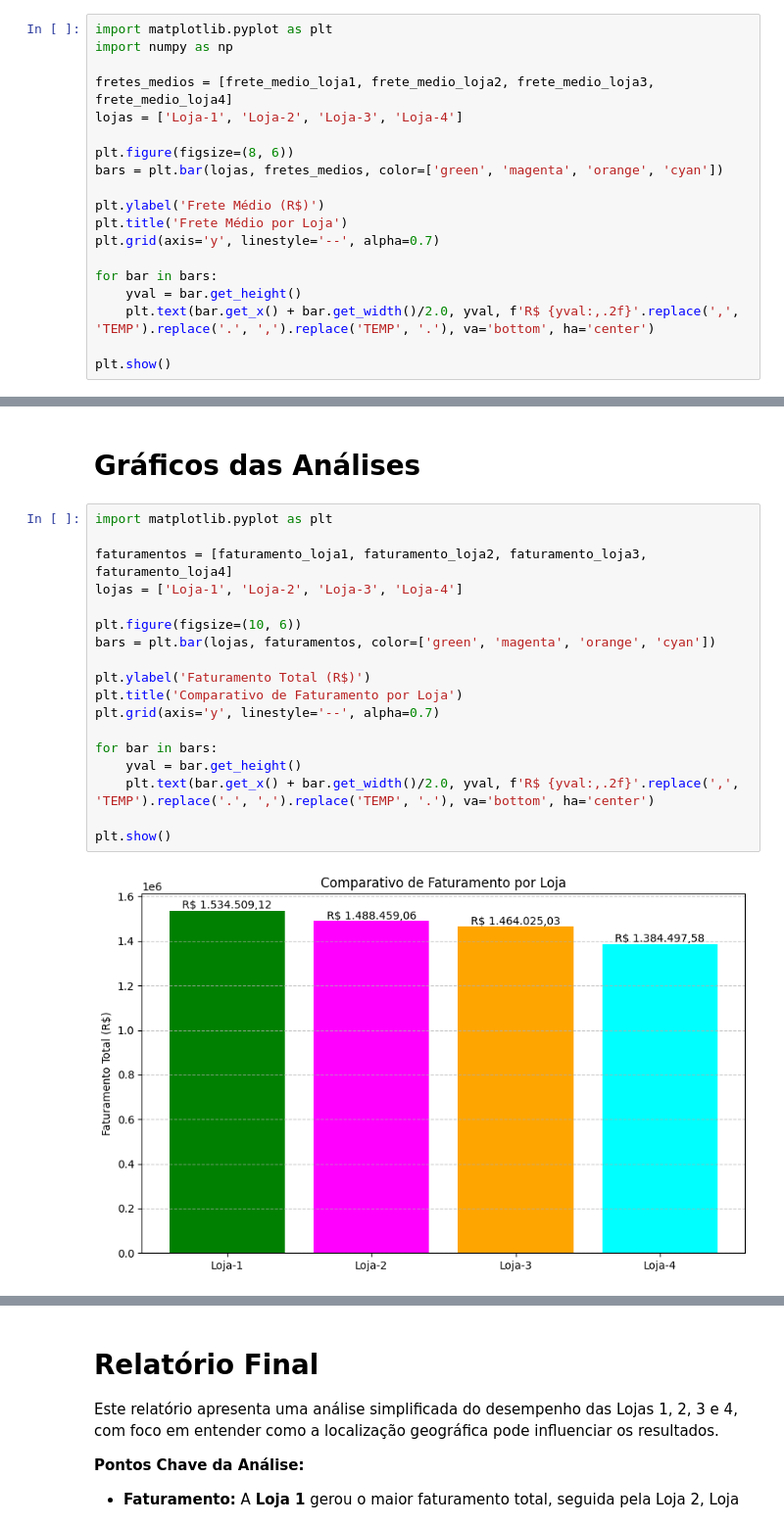
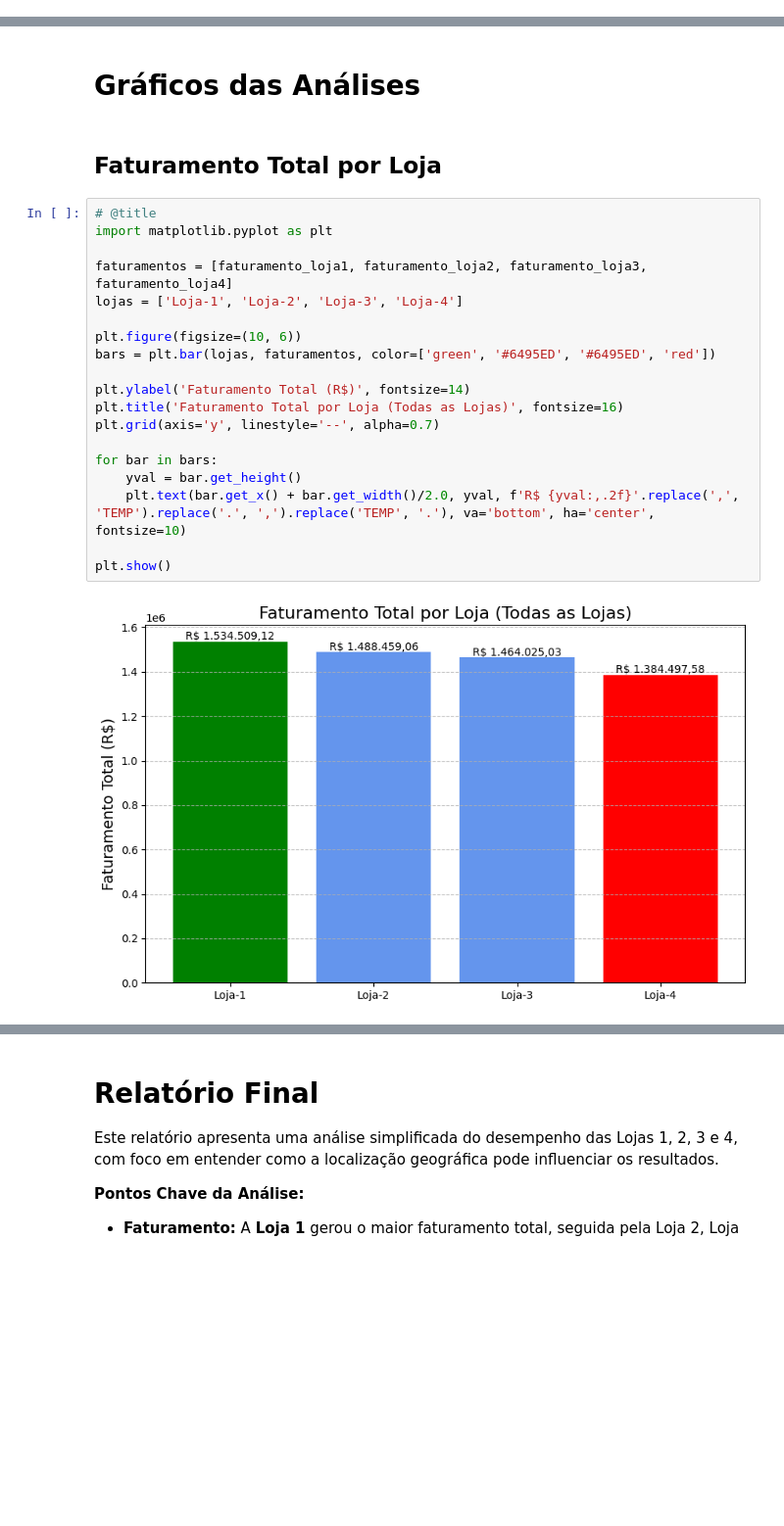
Before and after one commit to WBruni/Analise_Vendas_e_Desempenho_Loja, a Jupyter notebook: AluraStoreBrasil.ipynb, the cells around one changed output, grey strips where cells are left out. Shown at 98% size. Cells and saved outputs as stored; diff of their text form; blank space fills up the shorter version.

```diff
--- a/AluraStoreBrasil.ipynb
+++ b/AluraStoreBrasil.ipynb
@@ -2025,21 +2490,2 @@ O gráfico acima exibe os 10 produtos menos vendidos em cada uma das quatro loja
 # %% [markdown]
 # 5. Frete Médio por Loja
-# %%
-import matplotlib.pyplot as plt
-import numpy as np
-
-fretes_medios = [frete_medio_loja1, frete_medio_loja2, frete_medio_loja3, frete_medio_loja4]
-lojas = ['Loja-1', 'Loja-2', 'Loja-3', 'Loja-4']
-
-plt.figure(figsize=(8, 6))
-bars = plt.bar(lojas, fretes_medios, color=['green', 'magenta', 'orange', 'cyan'])
-
-plt.ylabel('Frete Médio (R$)')
-plt.title('Frete Médio por Loja')
-plt.grid(axis='y', linestyle='--', alpha=0.7)
-
-for bar in bars:
-    yval = bar.get_height()
-    plt.text(bar.get_x() + bar.get_width()/2.0, yval, f'R$ {yval:,.2f}'.replace(',', 'TEMP').replace('.', ',').replace('TEMP', '.'), va='bottom', ha='center')
-
-plt.show()
@@ -2051,22 +2514,25 @@ A `Loja-4` apresenta o menor frete médio, enquanto a `Loja-1` tem o maior. Essa
 # %% [markdown]
 # Gráficos das Análises
+# %% [markdown]
+## Faturamento Total por Loja
 # %%
+# @title
 import matplotlib.pyplot as plt
 
 faturamentos = [faturamento_loja1, faturamento_loja2, faturamento_loja3, faturamento_loja4]
 lojas = ['Loja-1', 'Loja-2', 'Loja-3', 'Loja-4']
 
 plt.figure(figsize=(10, 6))
-bars = plt.bar(lojas, faturamentos, color=['green', 'magenta', 'orange', 'cyan'])
+bars = plt.bar(lojas, faturamentos, color=['green', '#6495ED', '#6495ED', 'red'])
 
-plt.ylabel('Faturamento Total (R$)')
-plt.title('Comparativo de Faturamento por Loja')
+plt.ylabel('Faturamento Total (R$)', fontsize=14)
+plt.title('Faturamento Total por Loja (Todas as Lojas)', fontsize=16)
 plt.grid(axis='y', linestyle='--', alpha=0.7)
 
 for bar in bars:
     yval = bar.get_height()
-    plt.text(bar.get_x() + bar.get_width()/2.0, yval, f'R$ {yval:,.2f}'.replace(',', 'TEMP').replace('.', ',').replace('TEMP', '.'), va='bottom', ha='center')
+    plt.text(bar.get_x() + bar.get_width()/2.0, yval, f'R$ {yval:,.2f}'.replace(',', 'TEMP').replace('.', ',').replace('TEMP', '.'), va='bottom', ha='center', fontsize=10)
 
 plt.show()
 # %% [output]
-[figure, old version]
+[figure, new version]
```
Also changed, not shown: parts of 66 cells of this notebook.
